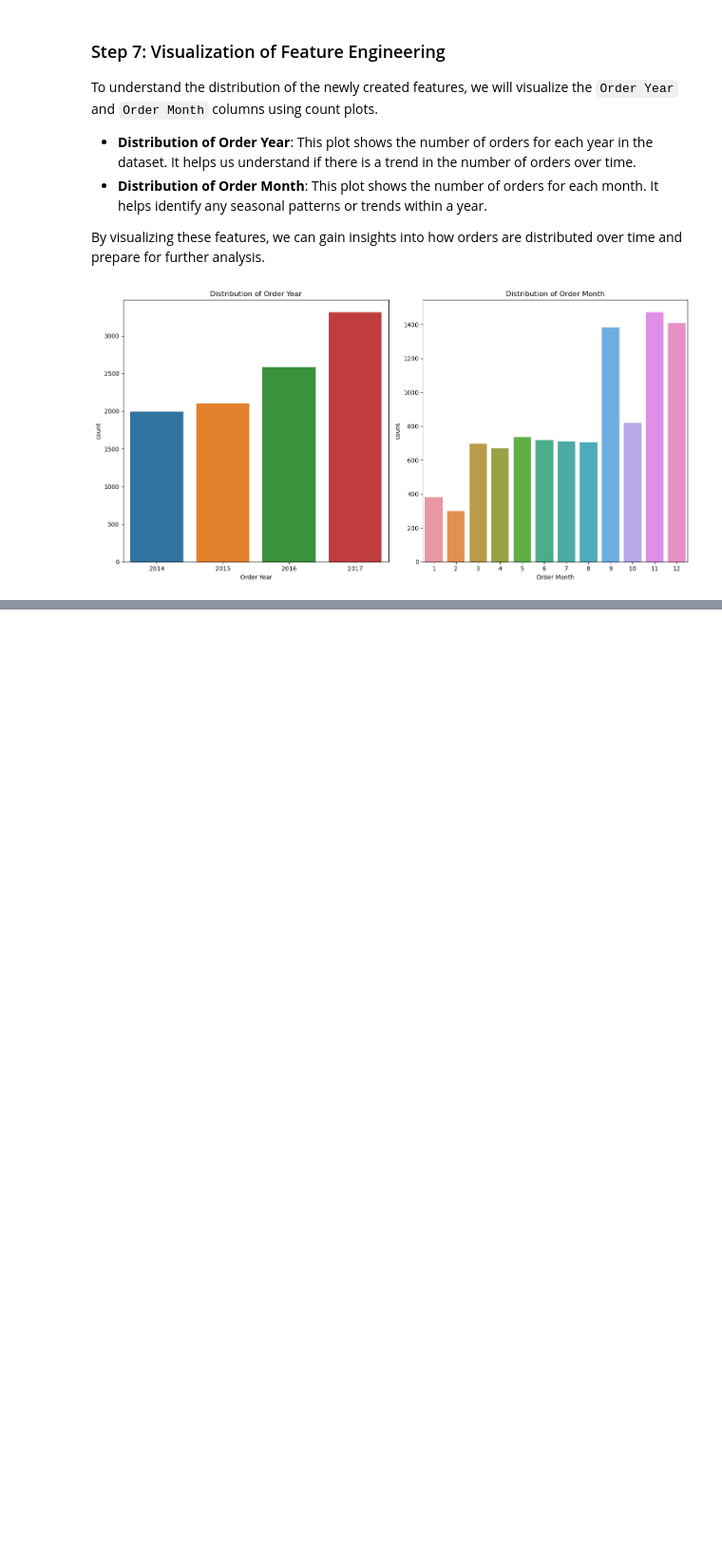
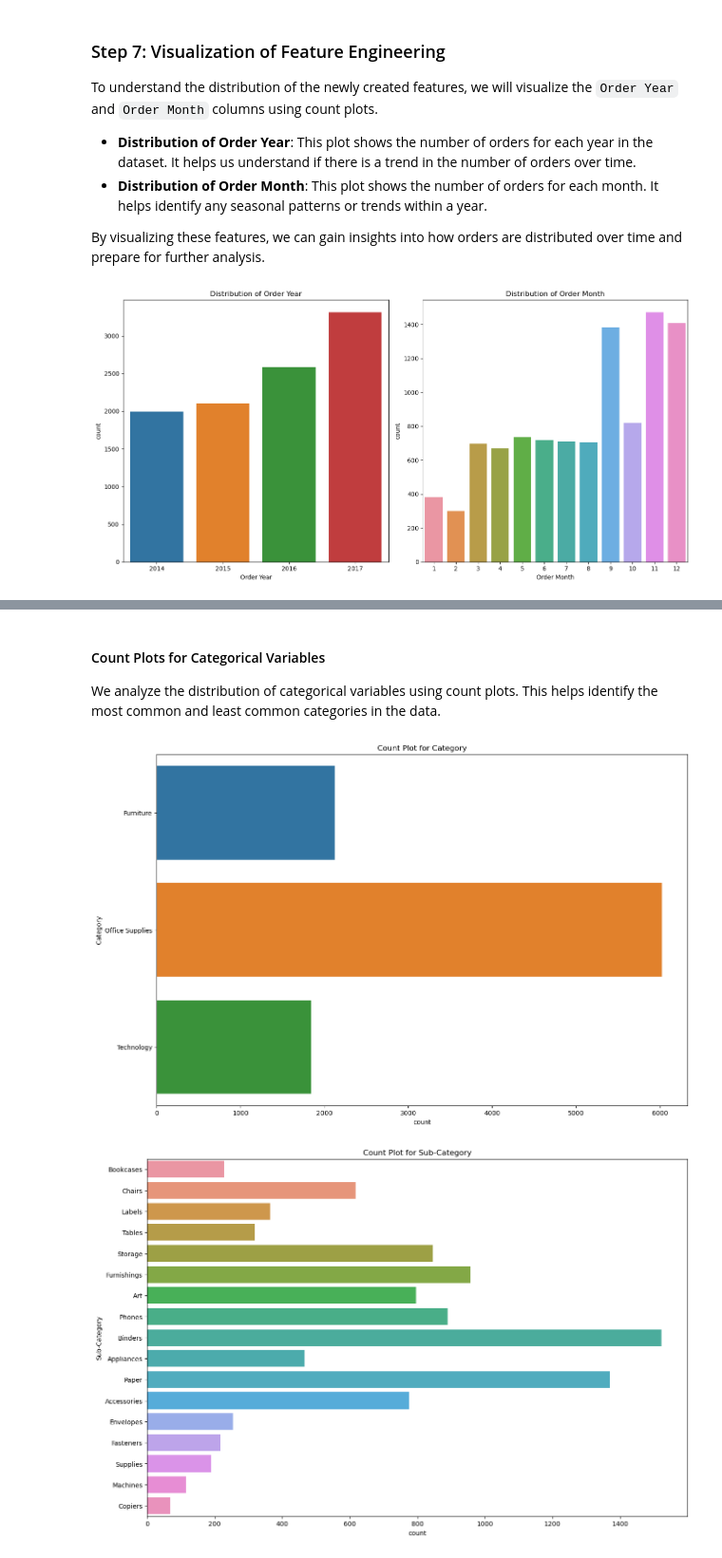
Before and after one commit to rjwilcoxdata/Data-Analytics-Portfolio, a Jupyter notebook: Project1/code/sales_data_analysis.ipynb, the cells around one changed output, grey strips where cells are left out. Shown at 95% size. Saved outputs shown, nothing was run; the diff lists cells and outputs as text; code cells hidden in the pictures; blank space fills up the shorter version.

```diff
--- a/Project1/code/sales_data_analysis.ipynb
+++ b/Project1/code/sales_data_analysis.ipynb
@@ -264,0 +307,17 @@ Freq: M, Name: predicted_mean, dtype: float64
+# %% [markdown]
+#### Count Plots for Categorical Variables
+We analyze the distribution of categorical variables using count plots. This helps identify the most common and least common categories in the data.
+# %%
+# Count plots for categorical variables
+plt.figure(figsize=(15, 10))
+sns.countplot(y='Category', data=data)
+plt.title('Count Plot for Category')
+plt.show()
+
+plt.figure(figsize=(15, 10))
+sns.countplot(y='Sub-Category', data=data)
+plt.title('Count Plot for Sub-Category')
+plt.show()
+# %% [output]
+[figure, added]
+[figure, added]
```
Also changed, not shown: parts of 36 cells of this notebook.
